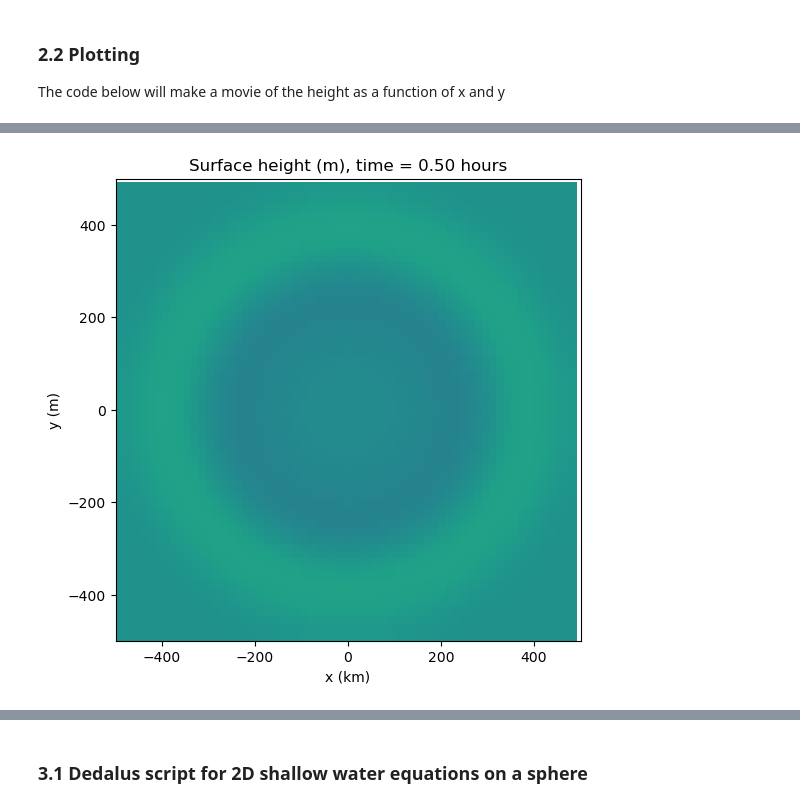
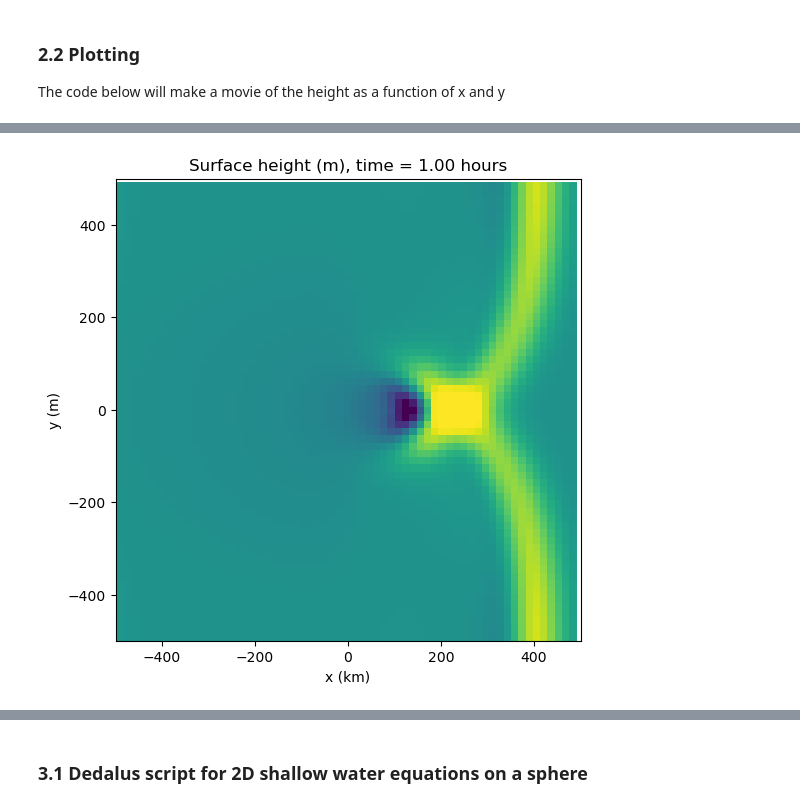
Before and after one commit to Her0n24/QCES, a Jupyter notebook: Project3_tsunami.ipynb, the cells around one changed output, grey strips where cells are left out. Cells and saved outputs as stored; diff of their text form; code cells hidden in the pictures.

```diff
--- a/Project3_tsunami.ipynb
+++ b/Project3_tsunami.ipynb
@@ -365,11 +364,15 @@ Ly = 1000 * kilometer # The domain size in y
 Nx = 64 # The number of gridpoints in x
 Ny = 64 # The number of gridpoints in y
 g = 9.81 * meter / second**2 # Gravitational acceleration
-H = 4 * kilometer # Reference ocean depth
-width = 100 * kilometer # Set the width of the initial Gaussian
+H0 = 4 * kilometer # Reference ocean depth
+c = np.sqrt(g*H0) # Wave speed over the deep ocean
+H_min = 1 * kilometer # minimum depth above the seamount
+w1 = 50 * kilometer # Set the width of the wave
+w2 = 200 * kilometer # Width of the seamount
+x1 = -300 * kilometer # Center of the wave at t=0
 
 timestep = 60 * second # Specify the timestep
-stop_sim_time = 30 * minute # Specify the stopping time
+stop_sim_time = 60 * minute # Specify the stopping time
 
 timestepper = dedalus.RK222
 max_timestep = 0.125
@@ -386,13 +389,16 @@ x, y = dist.local_grids(xbasis, ybasis)
 u = dist.Field(name='u', bases=(xbasis, ybasis))
 v = dist.Field(name='v', bases=(xbasis, ybasis))
 h = dist.Field(name='h', bases=(xbasis, ybasis))
+H = dist.Field(name='H', bases=(xbasis, ybasis))
 
 # Initial conditions
+H.change_scales(1)
 h.change_scales(1) # Set values on regular grid
 u.change_scales(1)
 v.change_scales(1)
-h['g'] = np.exp(-(x**2+y**2)/width**2)  # Initialize the dependent variable c with a Gaussian function (note ** is the exponentiation operator)
-u['g'] = 0
+H['g'] = H0-(H0-H_min)*np.exp(-x**2.0/w2**2.0 - y**2.0/w2**2.0)
+h['g'] = np.exp(-(x-x1)**2/w1**2)  # Initialize the dependent variable c with a Gaussian function (note ** is the exponentiation operator)
+u['g'] = (g/c)*h['g']
 v['g'] = 0
 
 # Operators
@@ -403,7 +409,7 @@ dy = lambda a: dedalus.Differentiate(a, coords['y'])
 problem = dedalus.IVP([u, v, h], namespace=locals())
 problem.add_equation("dt(u) + g*dx(h) = - u*dx(u) - v*dy(u)")
 problem.add_equation("dt(v) + g*dy(h) = - u*dx(v) - v*dy(v)")
-problem.add_equation("dt(h) + H*(dx(u) + dy(v)) = - dx(h*u) - dy(h*v)")
+problem.add_equation("dt(h) + (dx(H*u) + dy(H*v)) = - dx(h*u) - dy(h*v)")
 
 # Solver
 solver = problem.build_solver(dedalus.RK222)
@@ -465,7 +464,7 @@ from dedalus.extras import plot_tools
 # Define an animation function
 def drawframe(n):
     plt.clf # clear the figure before plotting the next frame
-    height = plt.pcolor(X/(1*kilometer), Y/(1*kilometer), h_save[n,:,:], vmin=-1, vmax=1)
+    height = plt.pcolor(X/(1*kilometer), Y/(1*kilometer), h_save[n,:,:].T, vmin=-1, vmax=1)
     # Specify the axis limits and labels
     plt.xlim((-Lx/2 / (1*kilometer),Lx/2 / (1*kilometer)))
     plt.ylim((-Ly/2 / (1*kilometer),Ly/2 / (1*kilometer)))
@@ -486,2 +485,2 @@ HTML(anim.to_html5_video())
 [interactive output not drawn]
-[figure, old version]
+[figure, new version]
```
Also changed, not shown: parts of 31 cells of this notebook, 2 other files.
